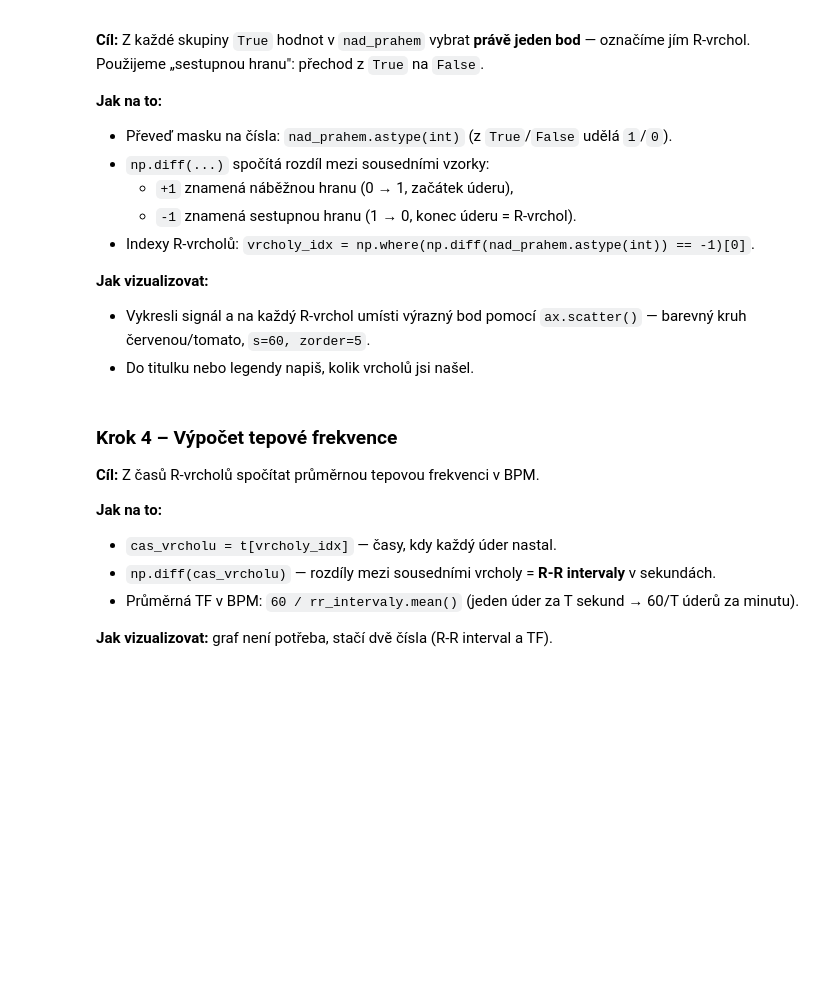
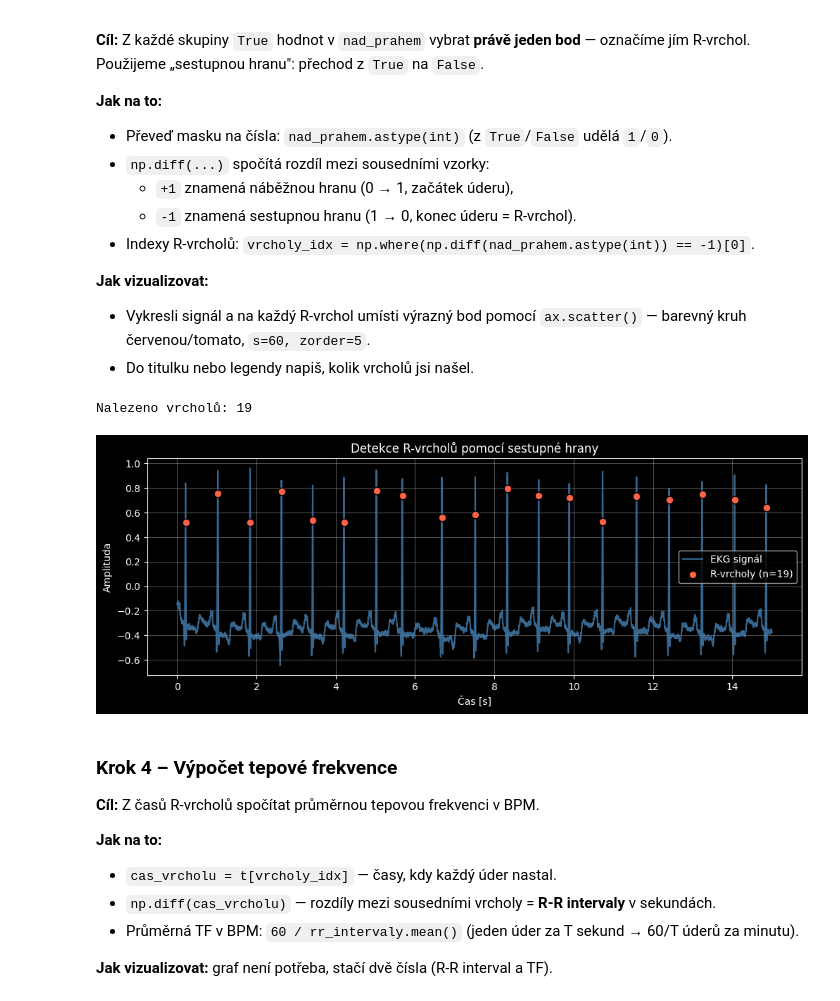
Before and after one commit to lucka283177/prg-excercise12, a Jupyter notebook: cviceni_12_ekg.ipynb, the cells around one changed output. Cells and saved outputs as stored; diff of their text form; code cells hidden in the pictures; blank space fills up the shorter version.

```diff
--- a/cviceni_12_ekg.ipynb
+++ b/cviceni_12_ekg.ipynb
@@ -161,11 +161,27 @@ Použijeme „sestupnou hranu": přechod z `True` na `False`.
 - Do titulku nebo legendy napiš, kolik vrcholů jsi našel.
 # %%
 # 1) Detekce R-vrcholů: sestupná hrana (np.diff == -1) v binárním signálu nad_prahem
-vrcholy_idx = ...
+vrcholy_idx = np.where(np.diff(nad_prahem.astype(int)) == -1)[0]
 
 print(f"Nalezeno vrcholů: {len(vrcholy_idx)}")
 
 # 2) Vykresli signál + značky (scatter) na pozicích t[vrcholy_idx], ekg[vrcholy_idx]
+fig, ax = plt.subplots(figsize=(12, 4))
+ax.plot(t, ekg, label='EKG signál', color='steelblue', alpha=0.8)
+ax.scatter(t[vrcholy_idx], ekg[vrcholy_idx],
+           color='tomato', s=60, label=f'R-vrcholy (n={len(vrcholy_idx)})',
+           zorder=5, edgecolors='black')
+
+ax.set_title('Detekce R-vrcholů pomocí sestupné hrany')
+ax.set_xlabel('Čas [s]')
+ax.set_ylabel('Amplituda')
+ax.legend()
+ax.grid(True, alpha=0.3)
+
+plt.show()
+# %% [output]
+Nalezeno vrcholů: 19
+[figure, added]
 # %% [markdown]
 ### Krok 4 – Výpočet tepové frekvence
 
```
Also changed, not shown: parts of 5 cells of this notebook.
